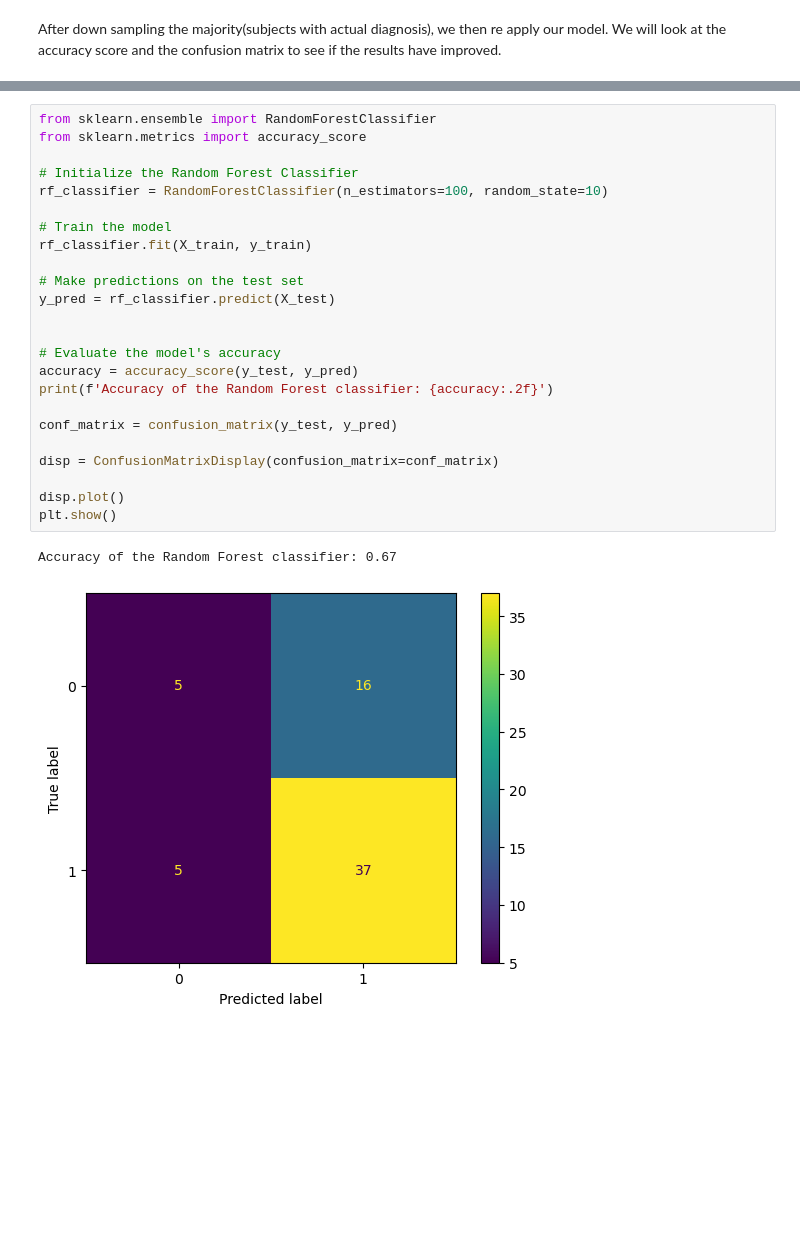
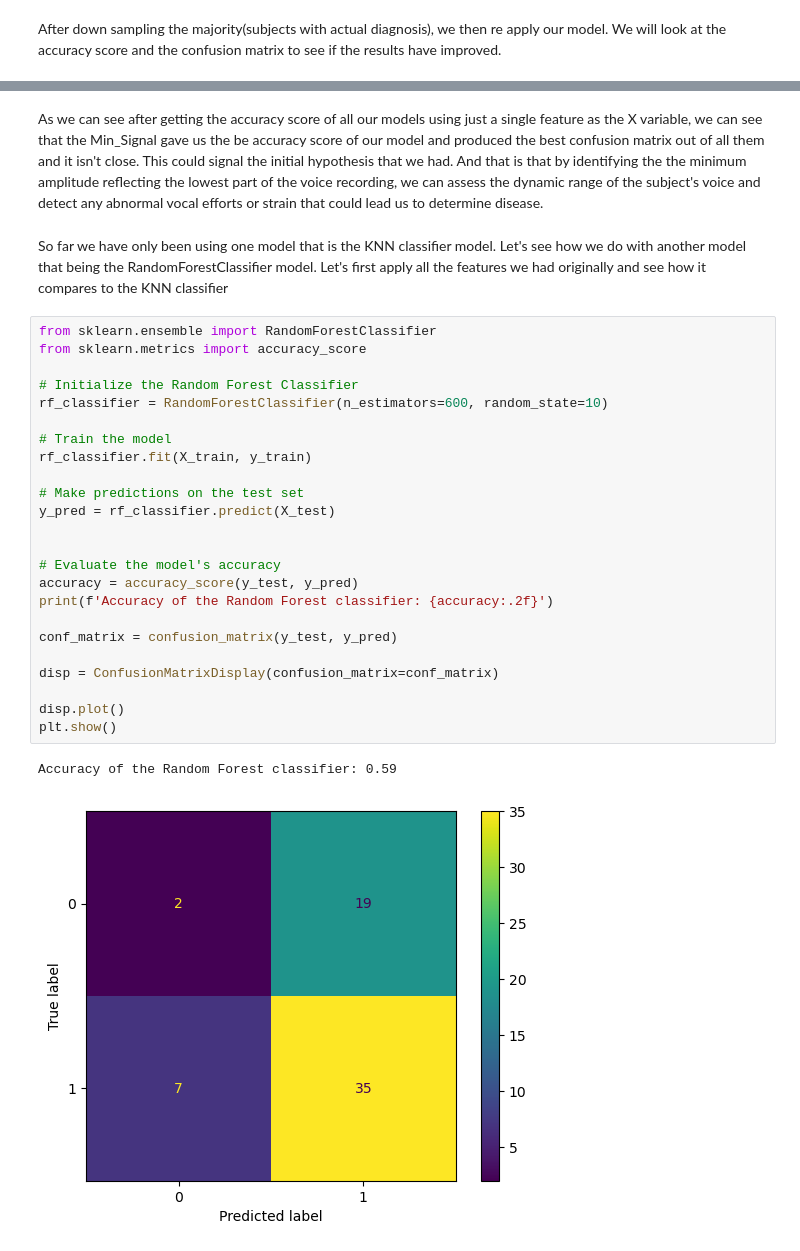
Before and after one commit to justinb91011/Voice_Data_Detects_Disease, a Jupyter notebook: voice-data.ipynb, the cells around one changed output, grey strips where cells are left out. Drawn from its saved outputs; the diff is of its cells as text; blank space fills up the shorter version.

```diff
--- a/voice-data.ipynb
+++ b/voice-data.ipynb
@@ -301,27 +406,31 @@ Another model that we will use is the Random Forest Classifier
+# %% [markdown]
+As we can see after getting the accuracy score of all our models using just a single feature as the X variable, we can see that the Min_Signal gave us the be accuracy score of our model and produced the best confusion matrix out of all them and it isn't close. This could signal the initial hypothesis that we had. And that is that by identifying the the minimum amplitude reflecting the lowest part of the voice recording, we can assess the dynamic range of the subject's voice and detect any abnormal vocal efforts or strain that could lead us to determine disease.
+# %% [markdown]
+So far we have only been using one model that is the KNN classifier model. Let's see how we do with another model that being the RandomForestClassifier model. Let's first apply all the features we had originally and see how it compares to the KNN classifier
 # %%
 from sklearn.ensemble import RandomForestClassifier
 from sklearn.metrics import accuracy_score
 
 # Initialize the Random Forest Classifier
-rf_classifier = RandomForestClassifier(n_estimators=100, random_state=10)
+rf_classifier = RandomForestClassifier(n_estimators=600, random_state=10)
 
 # Train the model
 rf_classifier.fit(X_train, y_train)
 
 # Make predictions on the test set
 y_pred = rf_classifier.predict(X_test)
 
 
 # Evaluate the model's accuracy
 accuracy = accuracy_score(y_test, y_pred)
 print(f'Accuracy of the Random Forest classifier: {accuracy:.2f}')
 
 conf_matrix = confusion_matrix(y_test, y_pred)
 
 disp = ConfusionMatrixDisplay(confusion_matrix=conf_matrix)
 
 disp.plot()
 plt.show()
 # %% [output]
-Accuracy of the Random Forest classifier: 0.67
+Accuracy of the Random Forest classifier: 0.59
-[figure, old version]
+[figure, new version]
```
Also changed, not shown: parts of 15 cells of this notebook.
